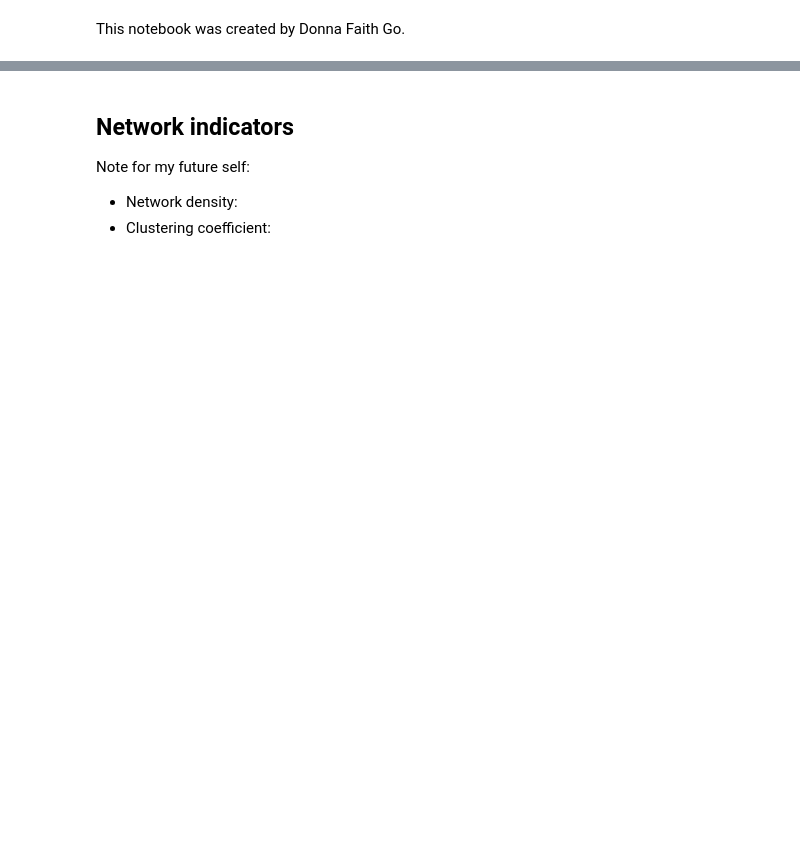
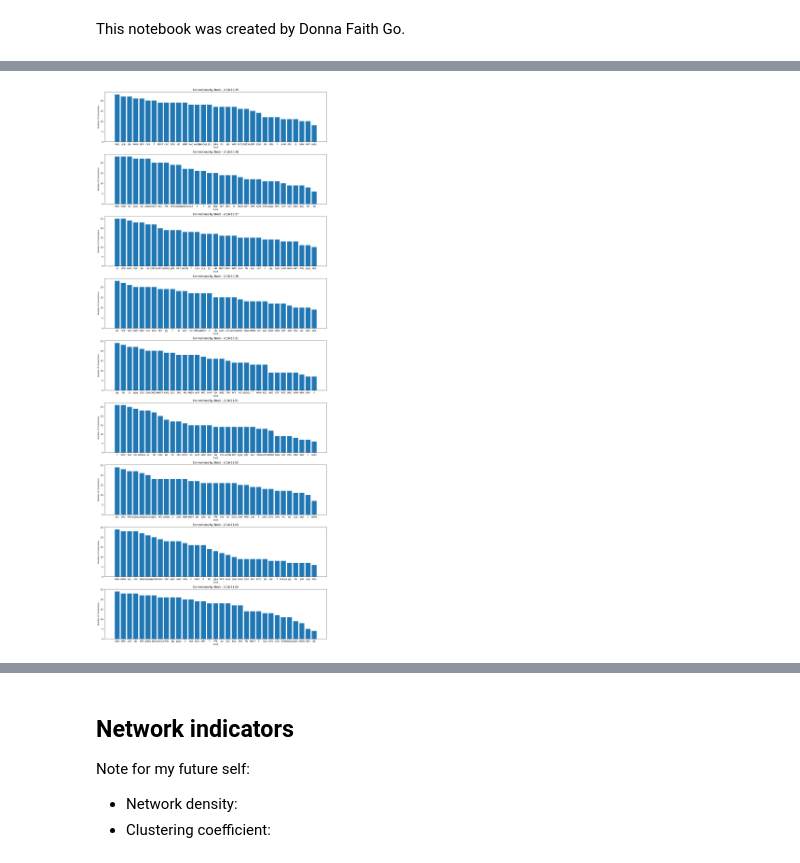
Before and after one commit to donnafaithhh/LP-Norms-and-Volatility, a Jupyter notebook: graph neural network/04 Clusters.ipynb, the cells around one changed output, grey strips where cells are left out. Drawn from its saved outputs; the diff is of its cells as text; code cells hidden in the pictures; blank space fills up the shorter version.

```diff
--- a/graph neural network/04 Clusters.ipynb
+++ b/graph neural network/04 Clusters.ipynb
@@ -134,4 +155,11 @@ get_actual_connection(start_date='2008-10-01',
 # %%
 # 2016 presidential election
+plot_degree_connection(start_date='2016-10-25',
+                      end_date='2016-11-04',
+                      directory = "adjacency matrices 2",
+                      selected_stocks=selected_stocks,
+                      mode="actual")
+# %% [output]
+[figure, added]
 # %%
 # onset of 2020 covid-19 pandemic
```
Also changed, not shown: parts of 14 cells of this notebook.
